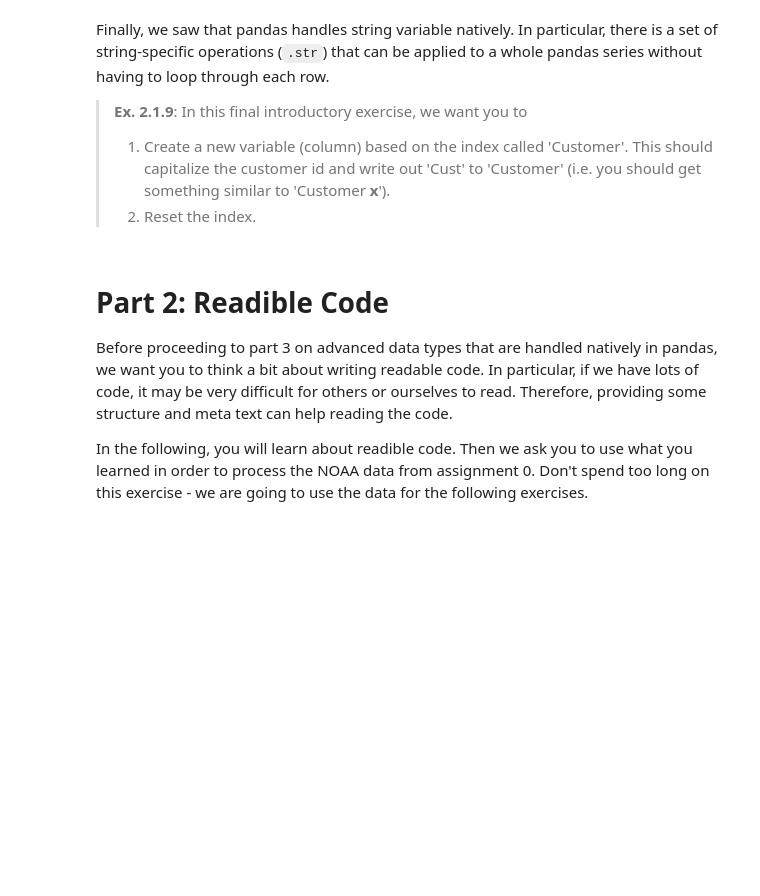
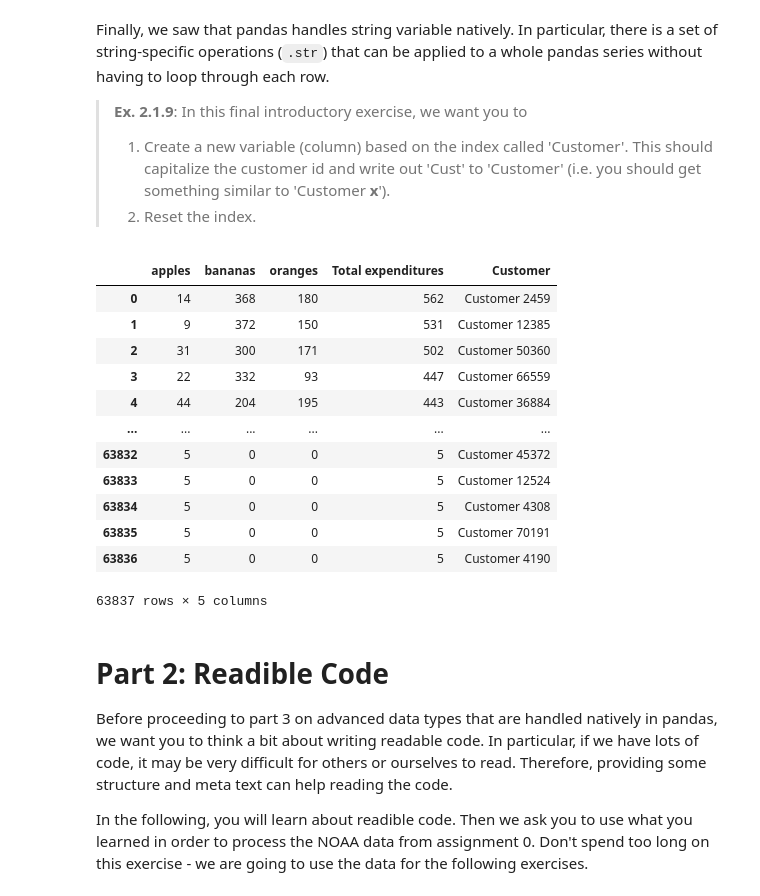
Before and after one commit to Kelvin-xing/isds2023, a Jupyter notebook: teaching_materials/module_2/module_2_exercises_ans.ipynb, the cells around one changed output. Drawn from its saved outputs; the diff is of its cells as text; code cells hidden in the pictures; blank space fills up the shorter version.

```diff
--- a/teaching_materials/module_2/module_2_exercises_ans.ipynb
+++ b/teaching_materials/module_2/module_2_exercises_ans.ipynb
@@ -108,0 +93,8 @@ raise NotImplementedError()
+# %%
+# YOUR CODE HERE
+my_df.columns = ['apples','bananas','oranges']
+newidx = []
+for i in range(len(my_df)):
+    newidx.append(f'cust{i+1}')
+my_df.index = newidx
+my_df.head(10)
@@ -117,0 +119,5 @@ raise NotImplementedError()
+# %%
+# YOUR CODE HERE
+apples_ser = my_df['apples']
+my_df = my_df.astype(int)
+print(my_df['apples'])
@@ -125,7 +146,7 @@ Boolean 'data' is the simplest data type that we work with. These variables are
 > **Ex. 2.1.6**: Drop all rows for which 'Apples' is strictly smaller than 5.
 # %%
 # YOUR CODE HERE
-raise NotImplementedError()
+my_df = my_df[my_df['apples']>=5]
 # %% [markdown]
 ## Numeric Operications and Methods
 # %%
@@ -143,0 +164,7 @@ raise NotImplementedError()
+# %%
+# YOUR CODE HERE
+prices = [1,4,3]
+exp_df = prices * my_df
+exp_df['Total expenditures'] = exp_df.sum(axis=1)
+exp_df.sort_values(by='Total expenditures', ascending=False, inplace=True)
+exp_df.head()
@@ -166,3 +211,23 @@ raise NotImplementedError()
+# %%
+# YOUR CODE HERE
+# raise NotImplementedError()
+exp_df['Customer'] = exp_df.index.str[0:4] + 'omer ' + exp_df.index.str[4:]
+exp_df['Customer'] = exp_df['Customer'].str.capitalize()
+exp_df.reset_index(drop=True)
+# %% [output]
+|  | apples | bananas | oranges | Total expenditures | Customer |
+| 0 | 14 | 368 | 180 | 562 | Customer 2459 |
+| 1 | 9 | 372 | 150 | 531 | Customer 12385 |
+| 2 | 31 | 300 | 171 | 502 | Customer 50360 |
+| 3 | 22 | 332 | 93 | 447 | Customer 66559 |
+| 4 | 44 | 204 | 195 | 443 | Customer 36884 |
+| ... | ... | ... | ... | ... | ... |
+| 63832 | 5 | 0 | 0 | 5 | Customer 45372 |
+| 63833 | 5 | 0 | 0 | 5 | Customer 12524 |
+| 63834 | 5 | 0 | 0 | 5 | Customer 4308 |
+| 63835 | 5 | 0 | 0 | 5 | Customer 70191 |
+| 63836 | 5 | 0 | 0 | 5 | Customer 4190 |
+63837 rows × 5 columns
 # %% [markdown]
 # Part 2: Readible Code
 
```
Also changed, not shown: parts of 24 cells of this notebook, 3 other files.
